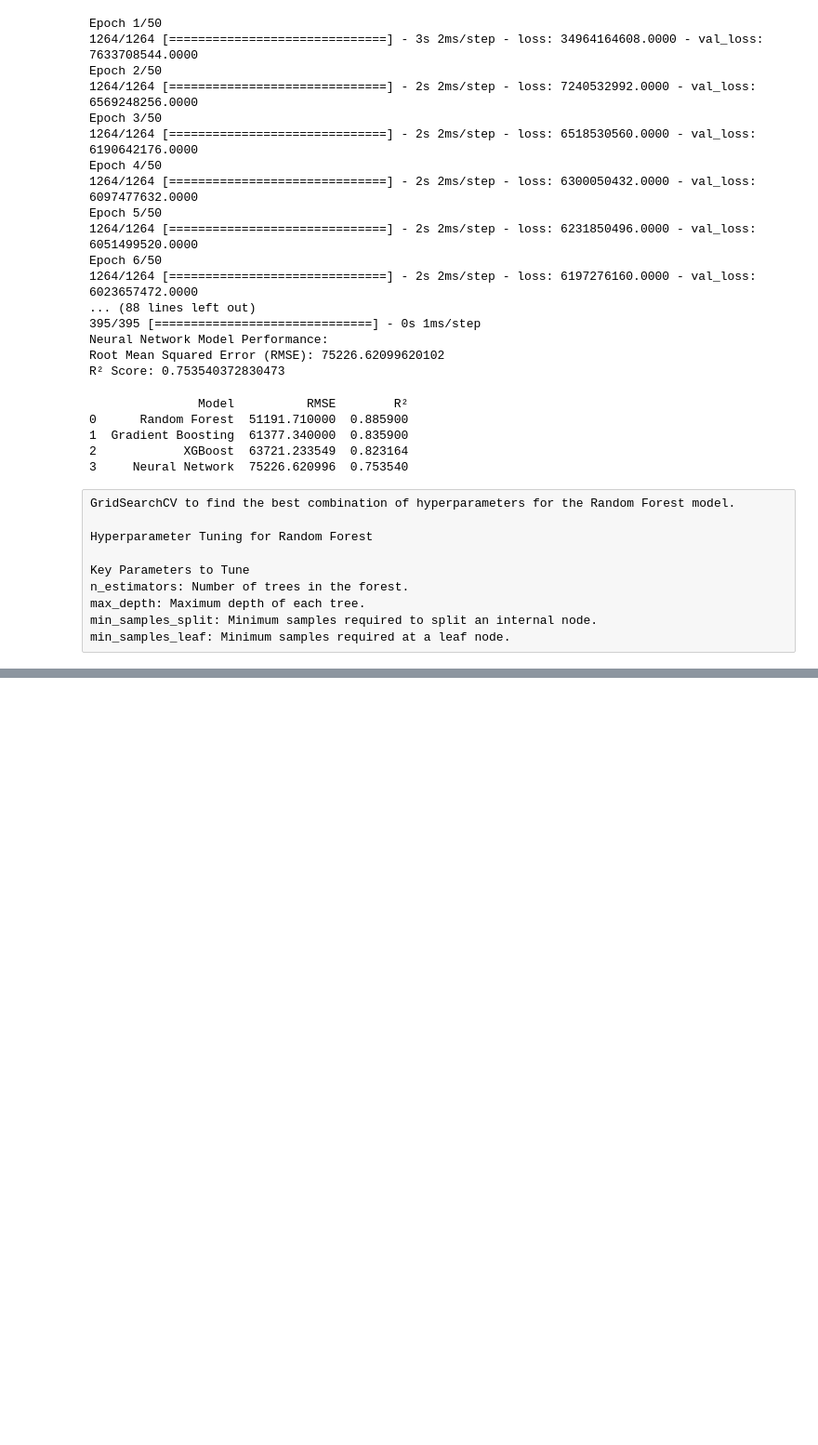
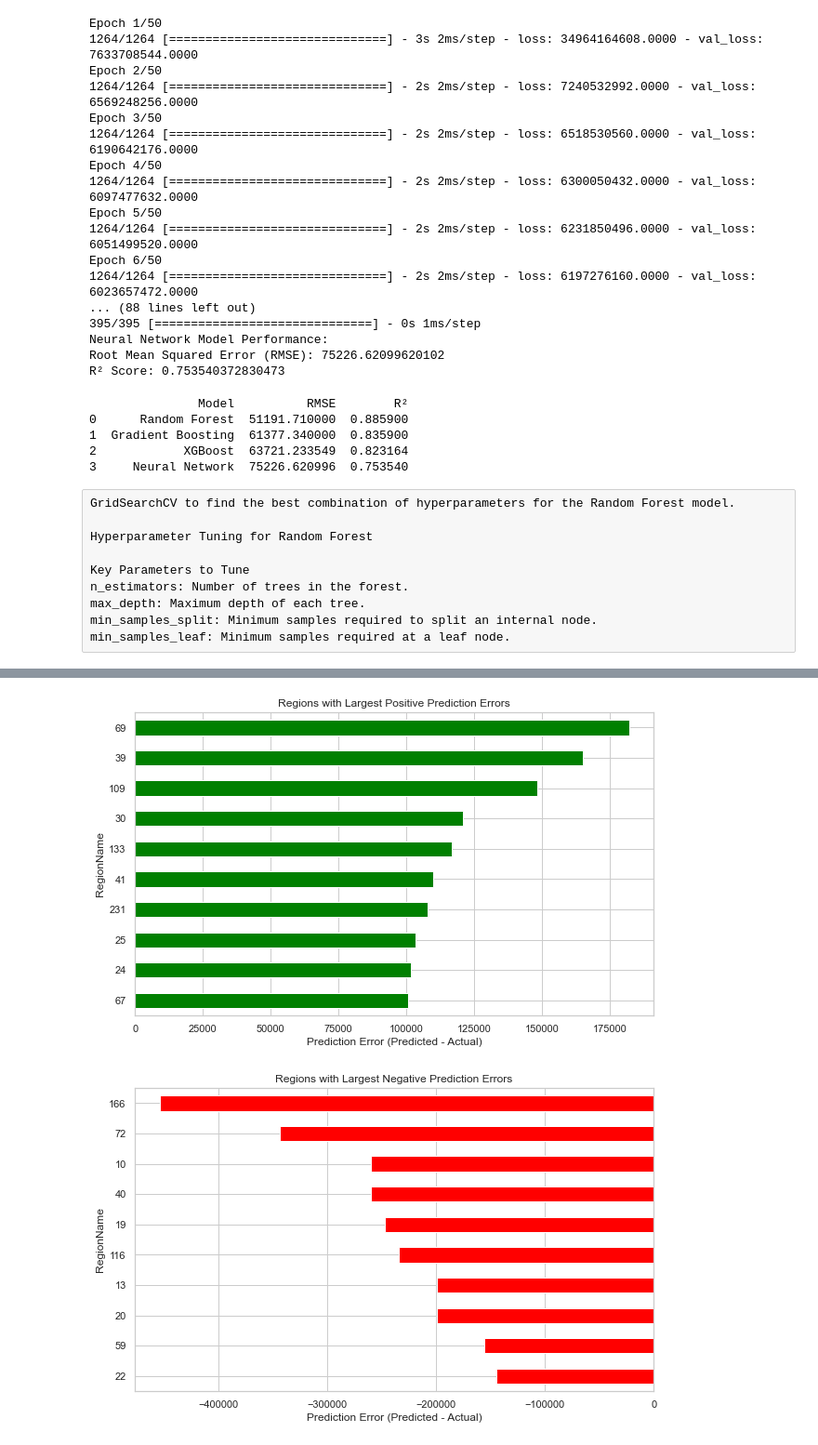
Before and after one commit to koka2608/Home-Value-Prediction, a Jupyter notebook: Real Estate.ipynb, the cells around one changed output, grey strips where cells are left out. Shown at 93% size. Cells and saved outputs as stored; diff of their text form; code cells hidden in the pictures; blank space fills up the shorter version.

```diff
--- a/Real Estate.ipynb
+++ b/Real Estate.ipynb
@@ -726,0 +977,14 @@ Fitting 3 folds for each of 24 candidates, totalling 72 fits
+# %%
+# Region-Level Actual vs. Predicted ZHVI
+merged_test = merged_data.loc[y_test.index]  # Match test data rows with original dataset
+merged_test['Predicted_ZHVI'] = y_pred_final_rf
+
+# Aggregate by RegionName
+region_predictions = merged_test.groupby('RegionName')[['ZHVI', 'Predicted_ZHVI']].mean()
+
+# Calculate prediction error
+region_predictions['Error'] = region_predictions['Predicted_ZHVI'] - region_predictions['ZHVI']
+
+# Sort by Predicted ZHVI
+region_comparison = region_predictions.sort_values(by='Predicted_ZHVI', ascending=False)
+print(region_comparison.head(10))  # Display top 10 regions
@@ -726,0 +1032,21 @@ Fitting 3 folds for each of 24 candidates, totalling 72 fits
+# %%
+# Bar plot for regions with the largest prediction errors
+top_regions = region_comparison.nlargest(10, 'Error')
+bottom_regions = region_comparison.nsmallest(10, 'Error')
+
+# Plot largest positive errors
+top_regions['Error'].plot(kind='barh', figsize=(10, 6), title="Regions with Largest Positive Prediction Errors", color='green')
+plt.xlabel("Prediction Error (Predicted - Actual)")
+plt.ylabel("RegionName")
+plt.gca().invert_yaxis()
+plt.show()
+
+# Plot largest negative errors
+bottom_regions['Error'].plot(kind='barh', figsize=(10, 6), title="Regions with Largest Negative Prediction Errors", color='red')
+plt.xlabel("Prediction Error (Predicted - Actual)")
+plt.ylabel("RegionName")
+plt.gca().invert_yaxis()
+plt.show()
+# %% [output]
+[figure, added]
+[figure, added]
```
Also changed, not shown: parts of 24 cells of this notebook.
